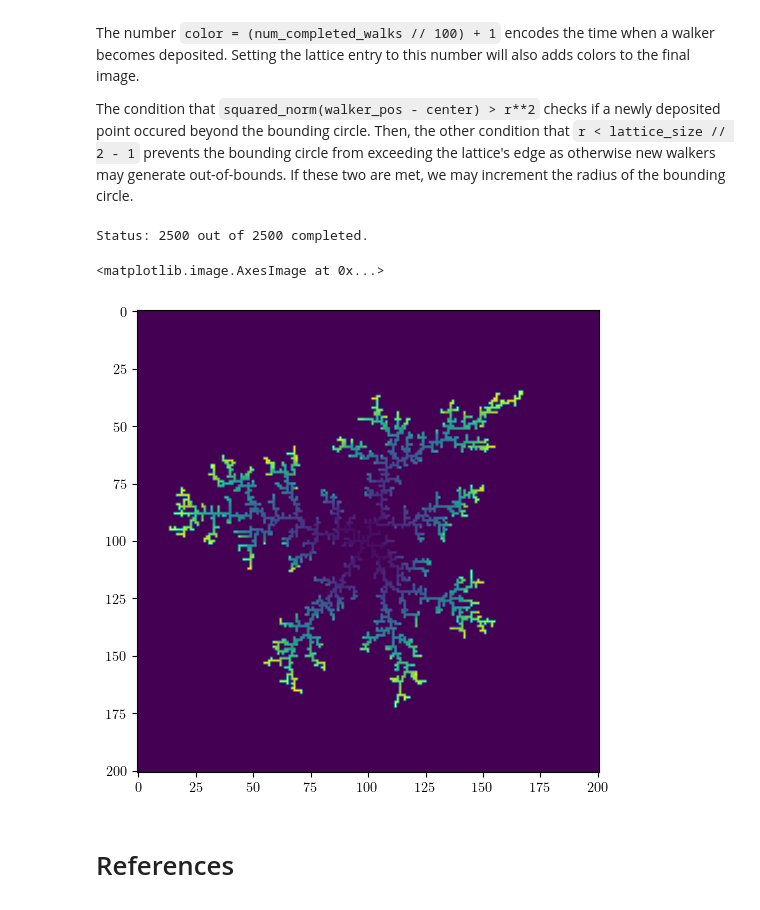
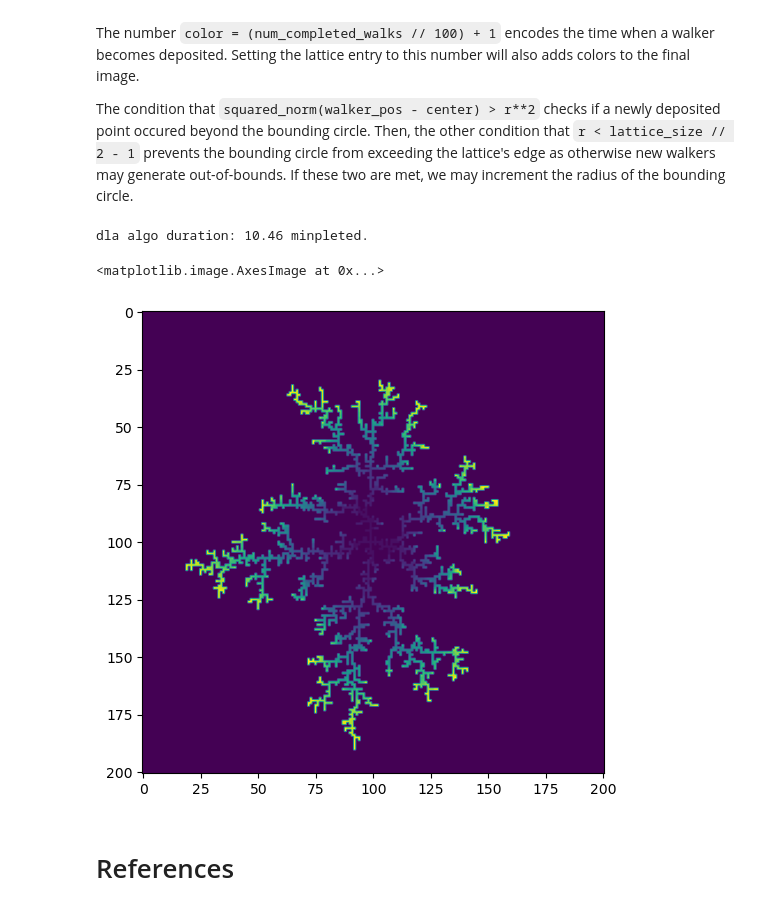
Before and after one commit to Treucyan/phy215-final, a Jupyter notebook: DLA-inspiration/ilangkay_Programming_Challenge.ipynb, the cells around one changed output. Cells and saved outputs as stored; diff of their text form; code cells hidden in the pictures.

Commit message:
included a code for determining the time it takes for a dla algo to finish given a set of particles

```diff
--- a/DLA-inspiration/ilangkay_Programming_Challenge.ipynb
+++ b/DLA-inspiration/ilangkay_Programming_Challenge.ipynb
@@ -243,37 +244,41 @@ num_walks = 2500
 num_completed_walks = 0
 r = 0
 
+time_start = time.time()
 while num_completed_walks < num_walks:
     walker_pos = np.array(generate_walker(r) + center, dtype=int)
 
     while is_not_adjacent_to_deposit(lattice, walker_pos):
         walker_pos = select_new_position(walker_pos)
 
         # Throw away walkers that stray beyond a circle with radius 2*r.
         if squared_norm(walker_pos - center) > (2*r)**2:
             break
 
     else:
         color = (num_completed_walks // 100) + 1
         lattice[tuple(walker_pos)] = color
 
         # Increase bounding-circle radius to account for new deposits until circle touches lattice edge.
         if squared_norm(walker_pos - center) > r**2 and r < lattice_size // 2 - 1:
             r += 1
 
         num_completed_walks += 1
 
         # Show progress
         print(f"Status: {num_completed_walks} out of {num_walks} completed.", end="\r")
 
+time_end = time.time()
+print(f"dla algo duration: {round(abs(time_end - time_start) / 60, 2)} min")
+
 # Show final state
 plt.figure(figsize=(8, 6))
 plt.imshow(lattice)
 # plt.imsave("DLA_simulation.pdf", lattice)
 # %% [output]
-Status: 2500 out of 2500 completed.
+dla algo duration: 10.46 minpleted.
 <matplotlib.image.AxesImage at 0x...>
-[figure, old version]
+[figure, new version]
 # %% [markdown]
 # References
 # %% [markdown]
```
Also changed, not shown: parts of 2 cells of this notebook.
